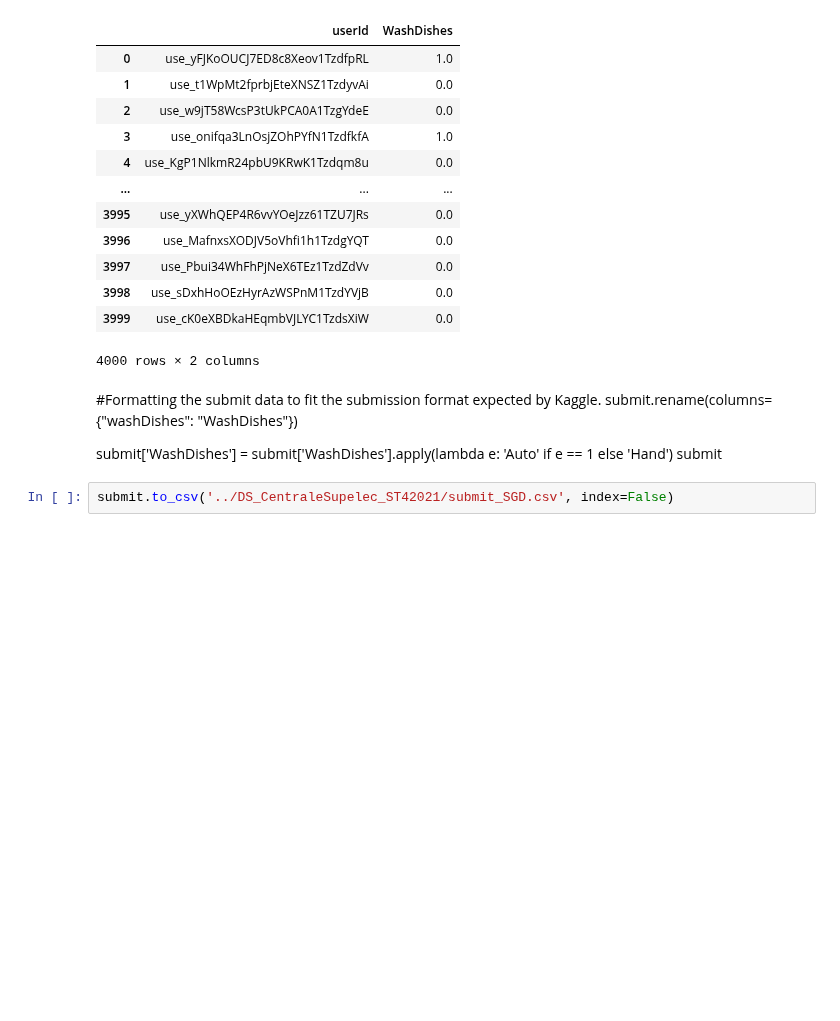
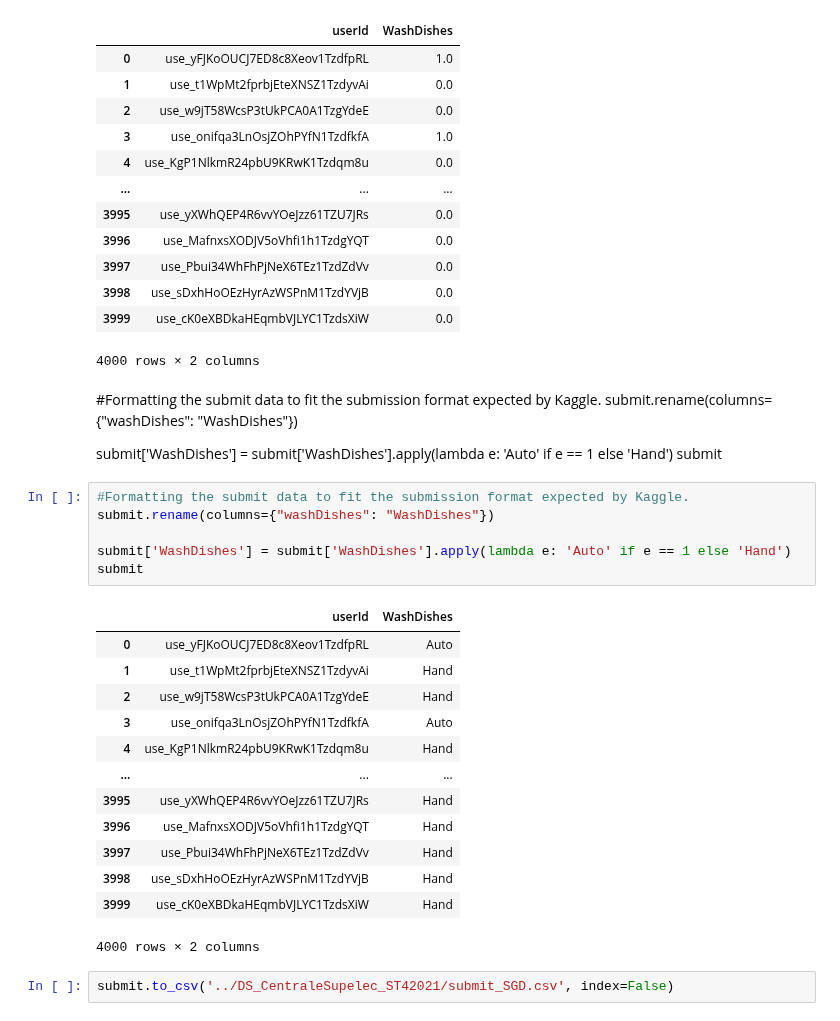
Before and after one commit to Garfield1002/ST4, a Jupyter notebook: Models/SGDAlgorithm.ipynb, the cells around one changed output. Cells and saved outputs as stored; diff of their text form; blank space fills up the shorter version.

```diff
--- a/Models/SGDAlgorithm.ipynb
+++ b/Models/SGDAlgorithm.ipynb
@@ -260,5 +260,25 @@ submit.rename(columns={"washDishes": "WashDishes"})
 
 submit['WashDishes'] = submit['WashDishes'].apply(lambda e: 'Auto' if e == 1 else 'Hand')
 submit
+# %%
+#Formatting the submit data to fit the submission format expected by Kaggle.
+submit.rename(columns={"washDishes": "WashDishes"})
+
+submit['WashDishes'] = submit['WashDishes'].apply(lambda e: 'Auto' if e == 1 else 'Hand')
+submit
+# %% [output]
+|  | userId | WashDishes |
+| 0 | use_yFJKoOUCJ7ED8c8Xeov1TzdfpRL | Auto |
+| 1 | use_t1WpMt2fprbjEteXNSZ1TzdyvAi | Hand |
+| 2 | use_w9jT58WcsP3tUkPCA0A1TzgYdeE | Hand |
+| 3 | use_onifqa3LnOsjZOhPYfN1TzdfkfA | Auto |
+| 4 | use_KgP1NlkmR24pbU9KRwK1Tzdqm8u | Hand |
+| ... | ... | ... |
+| 3995 | use_yXWhQEP4R6vvYOeJzz61TZU7JRs | Hand |
+| 3996 | use_MafnxsXODJV5oVhfi1h1TzdgYQT | Hand |
+| 3997 | use_Pbui34WhFhPjNeX6TEz1TzdZdVv | Hand |
+| 3998 | use_sDxhHoOEzHyrAzWSPnM1TzdYVjB | Hand |
+| 3999 | use_cK0eXBDkaHEqmbVJLYC1TzdsXiW | Hand |
+4000 rows × 2 columns
 # %%
 submit.to_csv('../DS_CentraleSupelec_ST42021/submit_SGD.csv', index=False)
```
Also changed, not shown: 1 other file.
